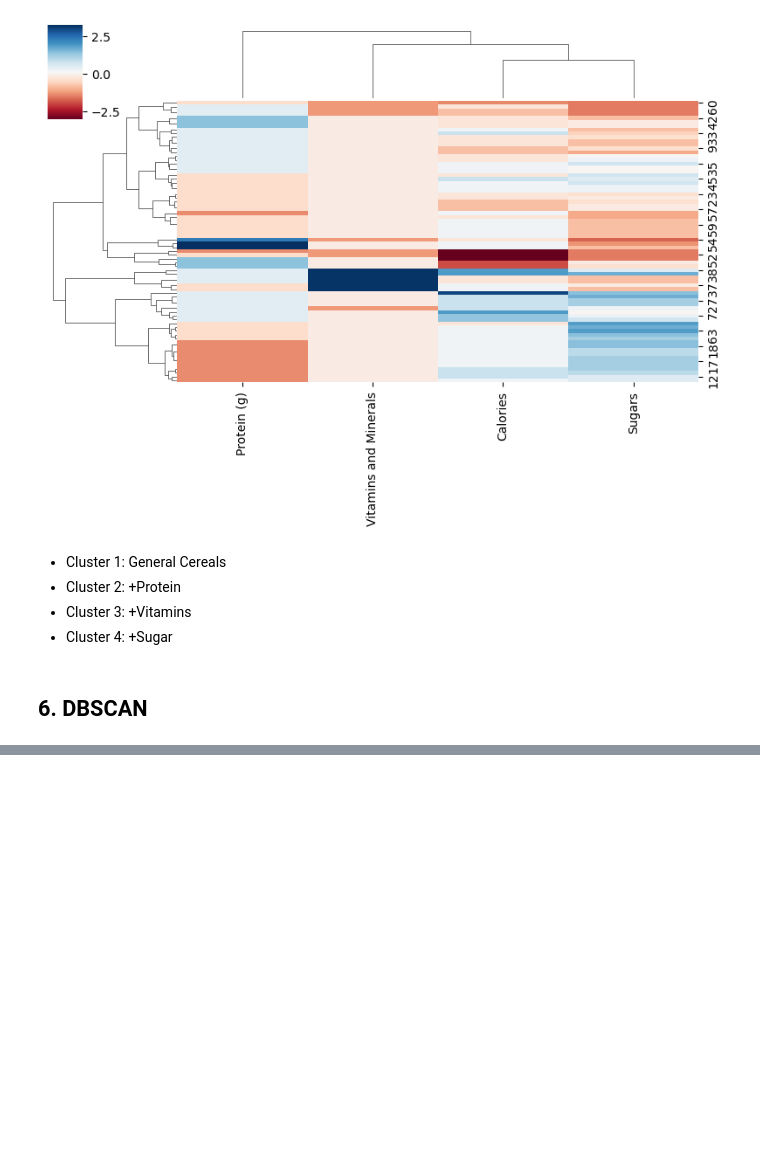
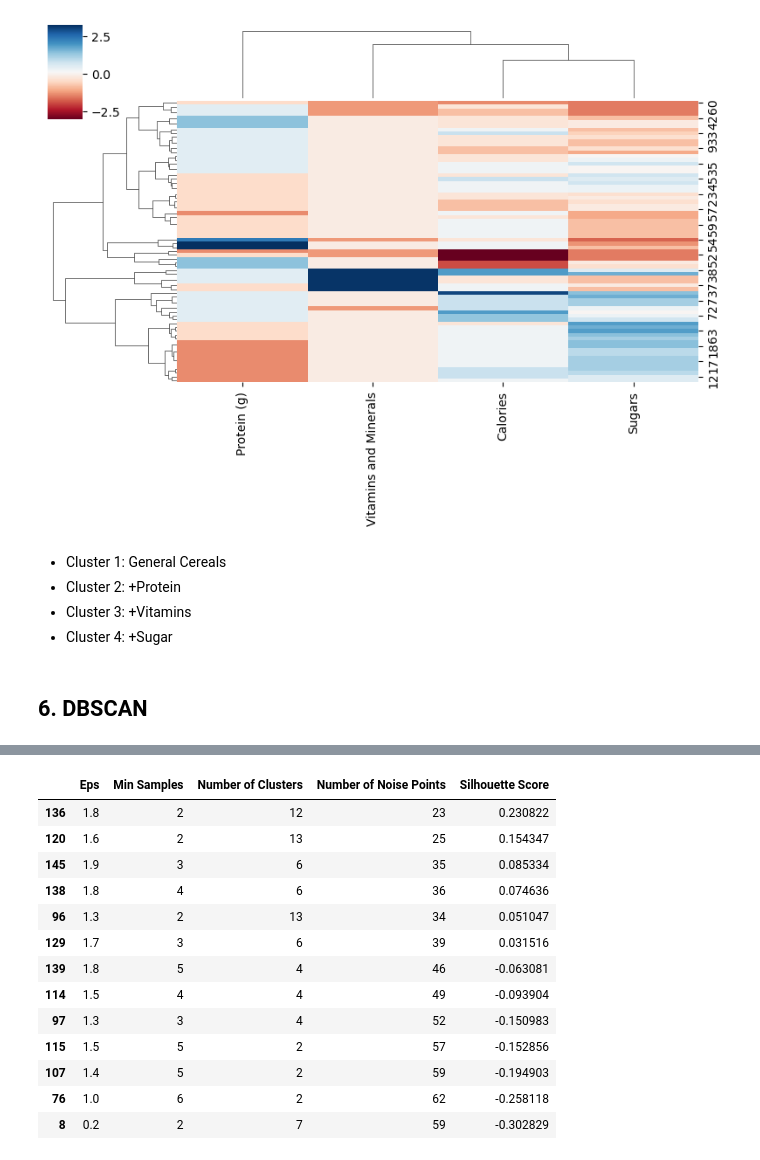
Before and after one commit to Camiloesp/PythonDataScience_UnsupervisedML, a Jupyter notebook: Course Assignment Notebooks/section04_clustering_assignments.ipynb, the cells around one changed output, grey strips where cells are left out. Saved outputs shown, nothing was run; the diff lists cells and outputs as text; code cells hidden in the pictures; blank space fills up the shorter version.

```diff
--- a/Course Assignment Notebooks/section04_clustering_assignments.ipynb
+++ b/Course Assignment Notebooks/section04_clustering_assignments.ipynb
@@ -505,2 +542,4 @@ plt.show()
 # %%
 # 2. Apply the function on both the original and standardized data sets
+dbscan_results_1 = tune_dbscan(data)
+dbscan_results_1.head()
@@ -507,2 +563,18 @@ plt.show()
 # %%
 # 3. Find the highest silhouette score and note down the eps and min_samples values
+dbscan_results_1.sort_values('Silhouette Score', ascending=False).groupby('Silhouette Score').head(1)
+# %% [output]
+|  | Eps | Min Samples | Number of Clusters | Number of Noise Points | Silhouette Score |
+| 136 | 1.8 | 2 | 12 | 23 | 0.230822 |
+| 120 | 1.6 | 2 | 13 | 25 | 0.154347 |
+| 145 | 1.9 | 3 | 6 | 35 | 0.085334 |
+| 138 | 1.8 | 4 | 6 | 36 | 0.074636 |
+| 96 | 1.3 | 2 | 13 | 34 | 0.051047 |
+| 129 | 1.7 | 3 | 6 | 39 | 0.031516 |
+| 139 | 1.8 | 5 | 4 | 46 | -0.063081 |
+| 114 | 1.5 | 4 | 4 | 49 | -0.093904 |
+| 97 | 1.3 | 3 | 4 | 52 | -0.150983 |
+| 115 | 1.5 | 5 | 2 | 57 | -0.152856 |
+| 107 | 1.4 | 5 | 2 | 59 | -0.194903 |
+| 76 | 1.0 | 6 | 2 | 62 | -0.258118 |
+| 8 | 0.2 | 2 | 7 | 59 | -0.302829 |
```
Also changed, not shown: parts of 7 cells of this notebook.
